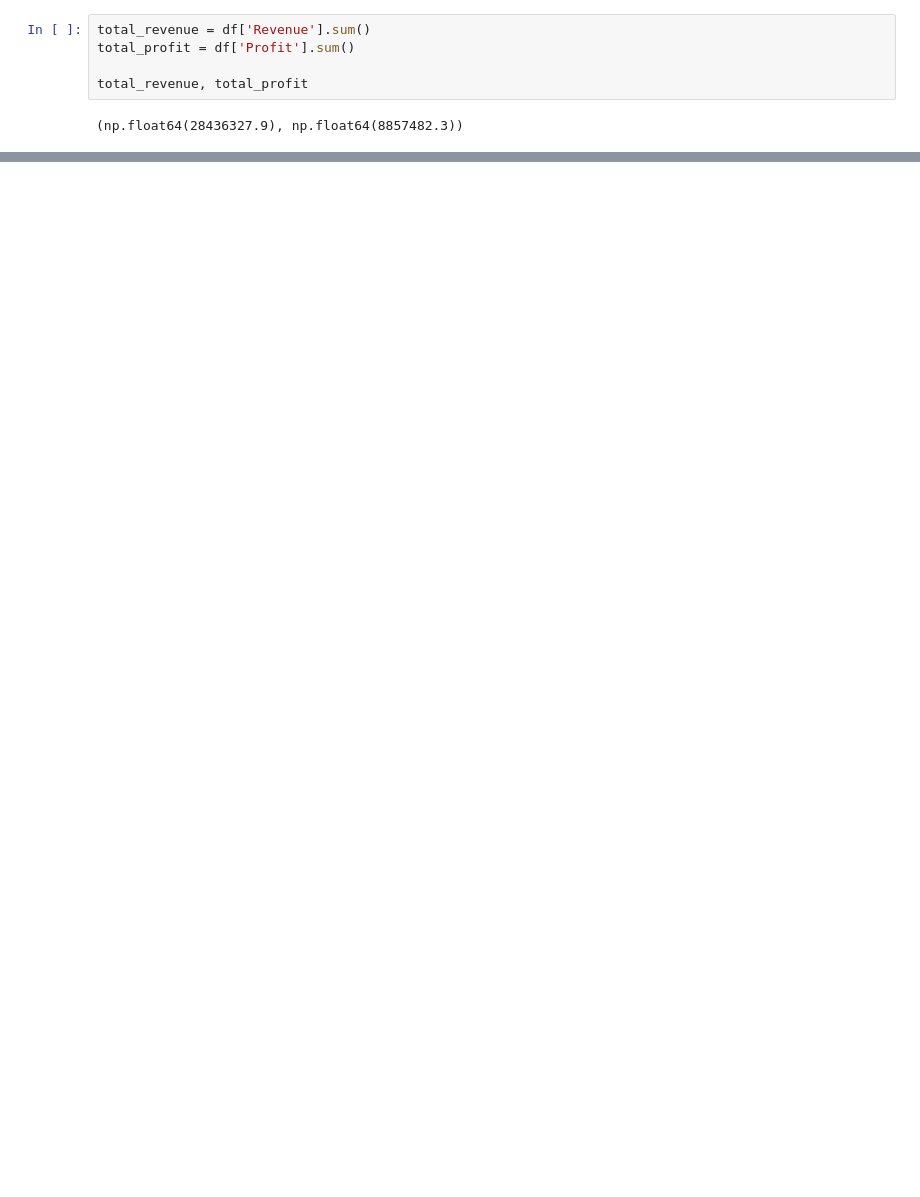
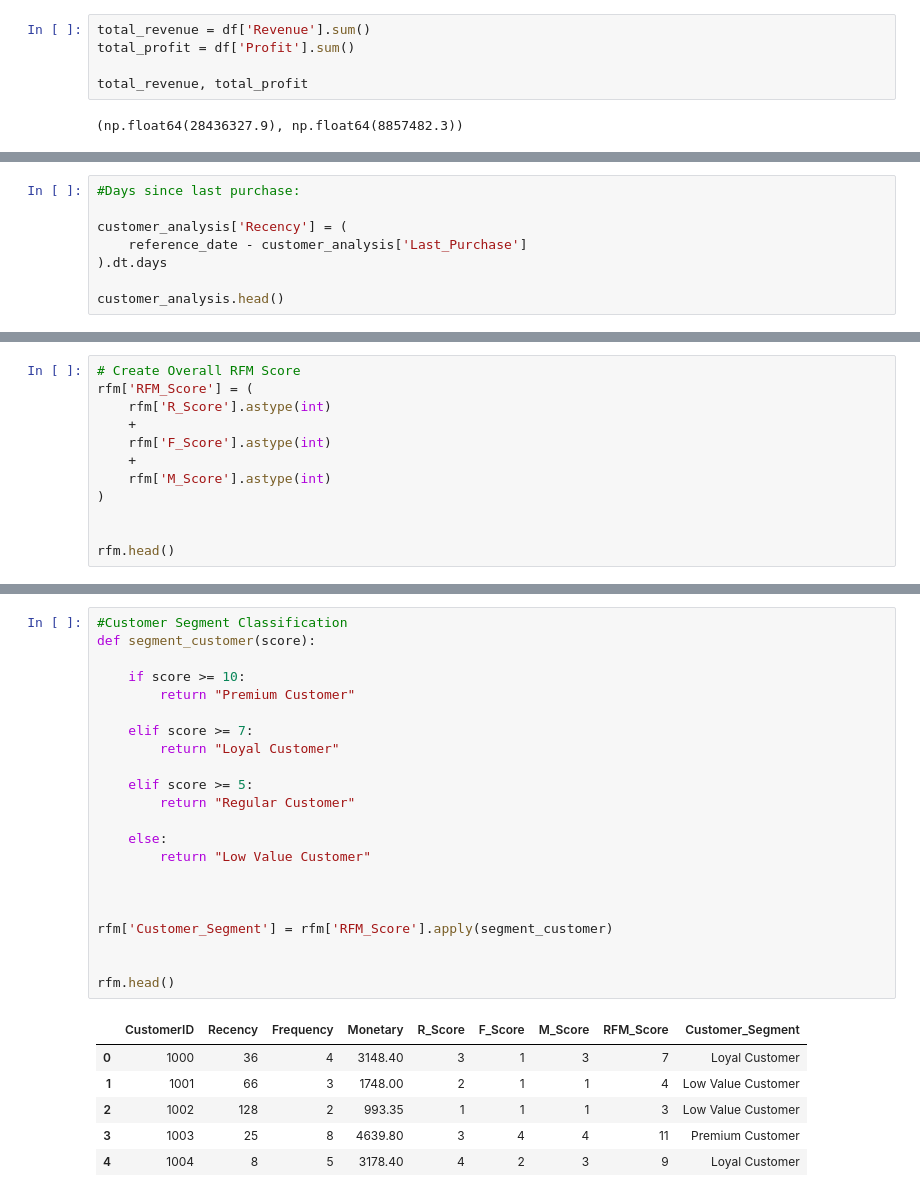
Before and after one commit to Kashmira-25/Sales_Analytics_Interactive_Dashboard, a Jupyter notebook: notebooks/exploratory_analysis.ipynb, the cells around one changed output, grey strips where cells are left out. Saved outputs shown, nothing was run; the diff lists cells and outputs as text; blank space fills up the shorter version.

```diff
--- a/notebooks/exploratory_analysis.ipynb
+++ b/notebooks/exploratory_analysis.ipynb
@@ -137,0 +383,8 @@ plt.show()
+# %%
+#Days since last purchase:
+
+customer_analysis['Recency'] = (
+    reference_date - customer_analysis['Last_Purchase']
+).dt.days
+
+customer_analysis.head()
@@ -137,0 +461,12 @@ plt.show()
+# %%
+# Create Overall RFM Score
+rfm['RFM_Score'] = (
+    rfm['R_Score'].astype(int)
+    +
+    rfm['F_Score'].astype(int)
+    +
+    rfm['M_Score'].astype(int)
+)
+
+
+rfm.head()
@@ -137,0 +480,29 @@ plt.show()
+# %%
+#Customer Segment Classification
+def segment_customer(score):
+
+    if score >= 10:
+        return "Premium Customer"
+
+    elif score >= 7:
+        return "Loyal Customer"
+
+    elif score >= 5:
+        return "Regular Customer"
+
+    else:
+        return "Low Value Customer"
+
+
+
+rfm['Customer_Segment'] = rfm['RFM_Score'].apply(segment_customer)
+
+
+rfm.head()
+# %% [output]
+|  | CustomerID | Recency | Frequency | Monetary | R_Score | F_Score | M_Score | RFM_Score | Customer_Segment |
+| 0 | 1000 | 36 | 4 | 3148.40 | 3 | 1 | 3 | 7 | Loyal Customer |
+| 1 | 1001 | 66 | 3 | 1748.00 | 2 | 1 | 1 | 4 | Low Value Customer |
+| 2 | 1002 | 128 | 2 | 993.35 | 1 | 1 | 1 | 3 | Low Value Customer |
+| 3 | 1003 | 25 | 8 | 4639.80 | 3 | 4 | 4 | 11 | Premium Customer |
+| 4 | 1004 | 8 | 5 | 3178.40 | 4 | 2 | 3 | 9 | Loyal Customer |
```
Also changed, not shown: parts of 28 cells of this notebook, 9 other files.
